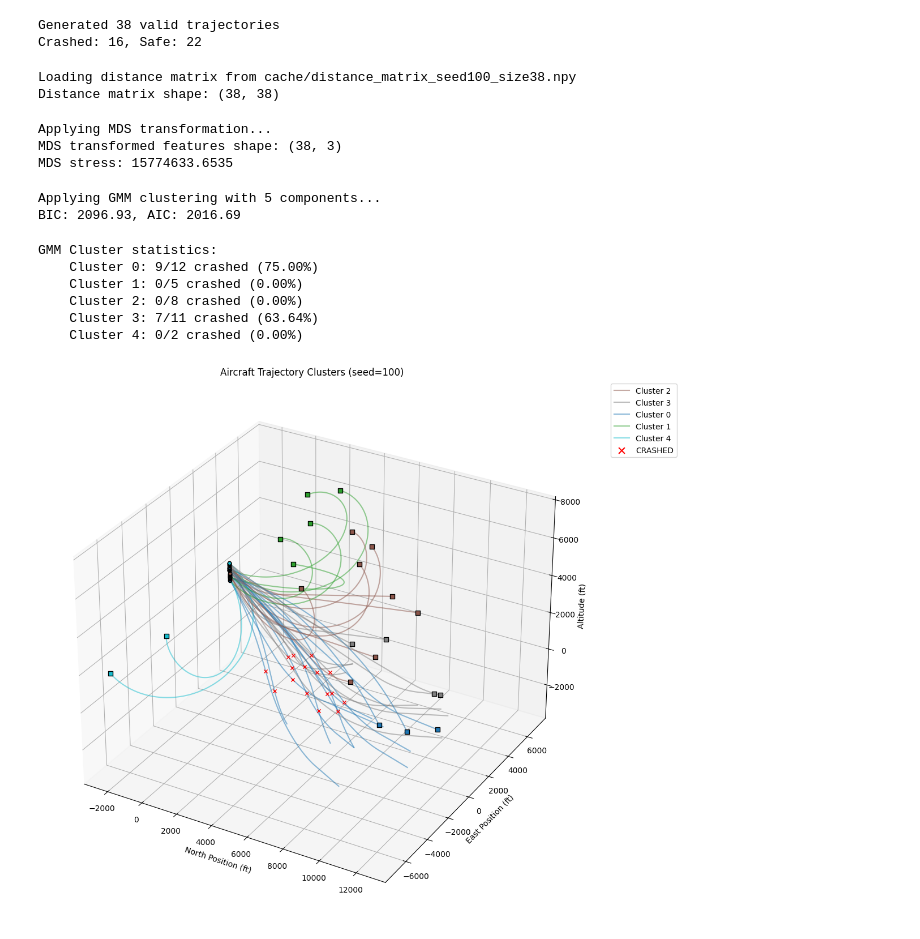
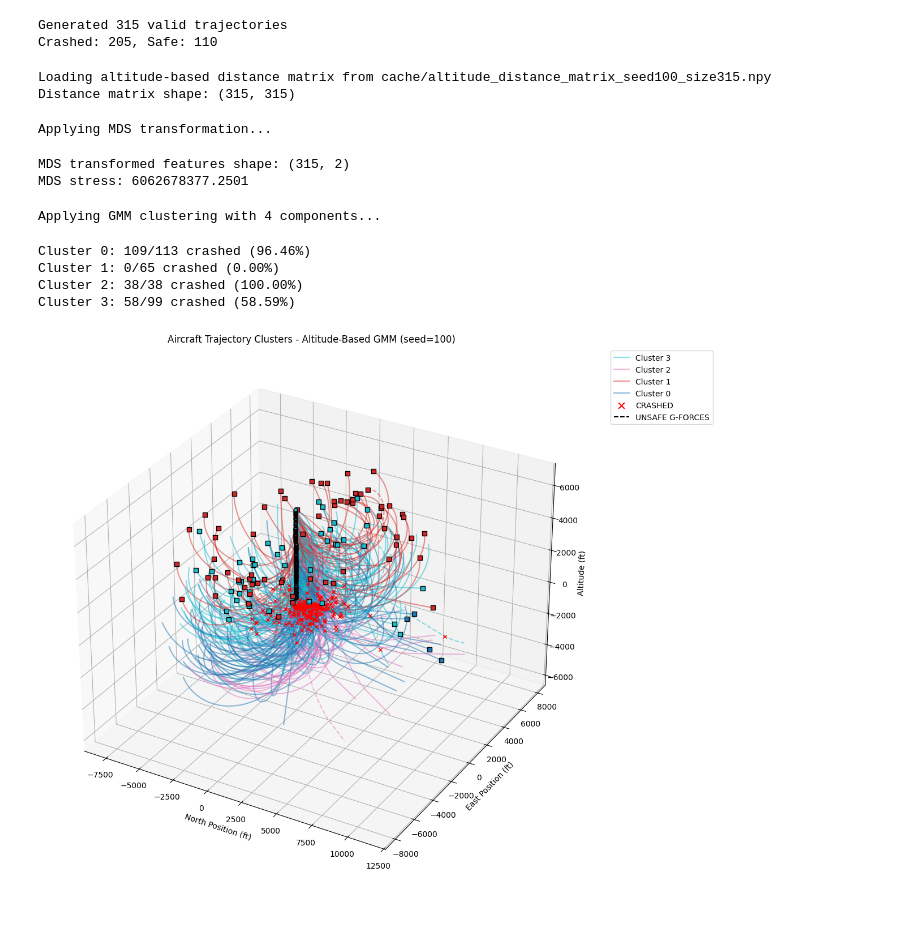
Before and after one commit to Y65NG/code, a Jupyter notebook: gmm_clustering.ipynb, the cells around one changed output. Saved outputs shown, nothing was run; the diff lists cells and outputs as text; code cells hidden in the pictures.

Commit message:
feat: use altitude-based distance metrics; improve case generation

```diff
--- a/gmm_clustering.ipynb
+++ b/gmm_clustering.ipynb
@@ -17,7 +16,7 @@ n_components = 5  # Number of GMM components
 # %%
 np.random.seed(seed)
 
-cases = generate_cases(80)
+cases = generate_cases(1000)
 results = evaluate_cases(cases)
 trajectories = [r.trajectory for r in results if not r.simulation_failed]
 valid_results = [r for r in results if not r.simulation_failed]
@@ -26,57 +25,53 @@ print(
     f"Crashed: {sum(1 for r in valid_results if r.crashed)}, Safe: {sum(1 for r in valid_results if not r.crashed)}"
 )
 # %% [output]
-Generated 38 valid trajectories
-Crashed: 16, Safe: 22
+Generated 315 valid trajectories
+Crashed: 205, Safe: 110
 # %%
 os.makedirs("cache", exist_ok=True)
-distance_matrix_file = f"cache/distance_matrix_seed{seed}_size{len(trajectories)}.npy"
+distance_matrix_file = (
+    f"cache/altitude_distance_matrix_seed{seed}_size{len(trajectories)}.npy"
+)
 
 if use_cached_distance_matrix and os.path.exists(distance_matrix_file):
-    print(f"Loading distance matrix from {distance_matrix_file}")
+    print(f"Loading altitude-based distance matrix from {distance_matrix_file}")
     distance_matrix = np.load(distance_matrix_file)
 else:
-    print("Calculating pairwise distances...")
-    distance_matrix = pairwise_distances(trajectories)
+    print("Calculating pairwise altitude distances...")
+    distance_matrix = pairwise_altitude_distances(trajectories)
     np.save(distance_matrix_file, distance_matrix)
-    print(f"Distance matrix saved to {distance_matrix_file}")
+    print(f"Altitude distance matrix saved to {distance_matrix_file}")
 
 print(f"Distance matrix shape: {distance_matrix.shape}")
 # %% [output]
-Loading distance matrix from cache/distance_matrix_seed100_size38.npy
-Distance matrix shape: (38, 38)
+Loading altitude-based distance matrix from cache/altitude_distance_matrix_seed100_size315.npy
+Distance matrix shape: (315, 315)
 # %%
-# Apply MDS to convert distance matrix to feature space
+# Apply MDS to convert altitude-based distance matrix to feature space
 print("Applying MDS transformation...")
-mds = MDS(n_components=3, dissimilarity="precomputed", random_state=seed)
+mds = MDS(n_components=2, dissimilarity="precomputed", random_state=seed)
 X_transformed = mds.fit_transform(distance_matrix)
 print(f"MDS transformed features shape: {X_transformed.shape}")
 print(f"MDS stress: {mds.stress_:.4f}")
 # %% [output]
 Applying MDS transformation...
-MDS transformed features shape: (38, 3)
-MDS stress: 15774633.6535
+MDS transformed features shape: (315, 2)
+MDS stress: 6062678377.2501
 # %%
-# Apply GMM clustering with n=5 components
+# Apply GMM clustering with n=5 components based on altitude trajectories
+n_components = 4
 print(f"Applying GMM clustering with {n_components} components...")
 gmm = GaussianMixture(n_components=n_components, random_state=seed)
 gmm.fit(X_transformed)
-
-# Get BIC and AIC scores
-bic = gmm.bic(X_transformed)
-aic = gmm.aic(X_transformed)
-print(f"BIC: {bic:.2f}, AIC: {aic:.2f}")
 
 # Apply clustering
 clusters = gmm.predict(X_transformed)
 cluster_probs = gmm.predict_proba(X_transformed)
 unique_clusters = np.unique(clusters)
 # %% [output]
-Applying GMM clustering with 5 components...
-BIC: 2096.93, AIC: 2016.69
+Applying GMM clustering with 4 components...
 # %%
 # Calculate cluster statistics
-print("GMM Cluster statistics:")
 for cluster_id in unique_clusters:
     cluster_mask = clusters == cluster_id
     cluster_results = [
@@ -88,15 +83,13 @@ for cluster_id in unique_clusters:
         (crashed_in_cluster / total_in_cluster) * 100 if total_in_cluster > 0 else 0
     )
     print(
-        f"    Cluster {cluster_id}: {crashed_in_cluster}/{total_in_cluster} crashed ({crash_rate:.2f}%)"
+        f"Cluster {cluster_id}: {crashed_in_cluster}/{total_in_cluster} crashed ({crash_rate:.2f}%)"
     )
 # %% [output]
-GMM Cluster statistics:
-    Cluster 0: 9/12 crashed (75.00%)
-    Cluster 1: 0/5 crashed (0.00%)
-    Cluster 2: 0/8 crashed (0.00%)
-    Cluster 3: 7/11 crashed (63.64%)
-    Cluster 4: 0/2 crashed (0.00%)
+Cluster 0: 109/113 crashed (96.46%)
+Cluster 1: 0/65 crashed (0.00%)
+Cluster 2: 38/38 crashed (100.00%)
+Cluster 3: 58/99 crashed (58.59%)
 # %%
 fig = plt.figure(figsize=(14, 10))
 ax = fig.add_subplot(111, projection="3d")
@@ -175,34 +168,34 @@ for i, (traj, cluster_id, result) in enumerate(
             traj[-1, 2],
             color=color,
             s=30,
             marker="s",
             edgecolor="black",
             linewidth=1,
         )
 
 # Add legend for crashed trajectories
 if any(result.crashed for result in valid_results):
     ax.scatter([], [], color="red", marker="x", s=60, label="CRASHED")
 
 # Add legend for unsafe g-forces
 if any(has_unsafe_gforces(traj) for traj in trajectories):
     ax.plot([], [], color="black", linestyle="--", label="UNSAFE G-FORCES")
 
 ax.set_xlabel("North Position (ft)")
 ax.set_ylabel("East Position (ft)")
 ax.set_zlabel("Altitude (ft)")
-ax.set_title(f"Aircraft Trajectory Clusters (seed={seed})")
+ax.set_title(f"Aircraft Trajectory Clusters - Altitude-Based GMM (seed={seed})")
 ax.legend(bbox_to_anchor=(1.05, 1), loc="upper left")
 
 plt.tight_layout()
 if save_plot:
     plt.savefig(
         f"results/gmm_{n_components}_clusters_3d.png", dpi=300, bbox_inches="tight"
     )
     print(f"Plot saved to results/gmm_{n_components}_clusters_3d.png")
 
 plt.show()
 # %% [output]
-[figure, old version]
+[figure, new version]
 # %%
 # Visualize clusters in MDS space
```
Also changed, not shown: parts of 5 cells of this notebook, 1 other file.
